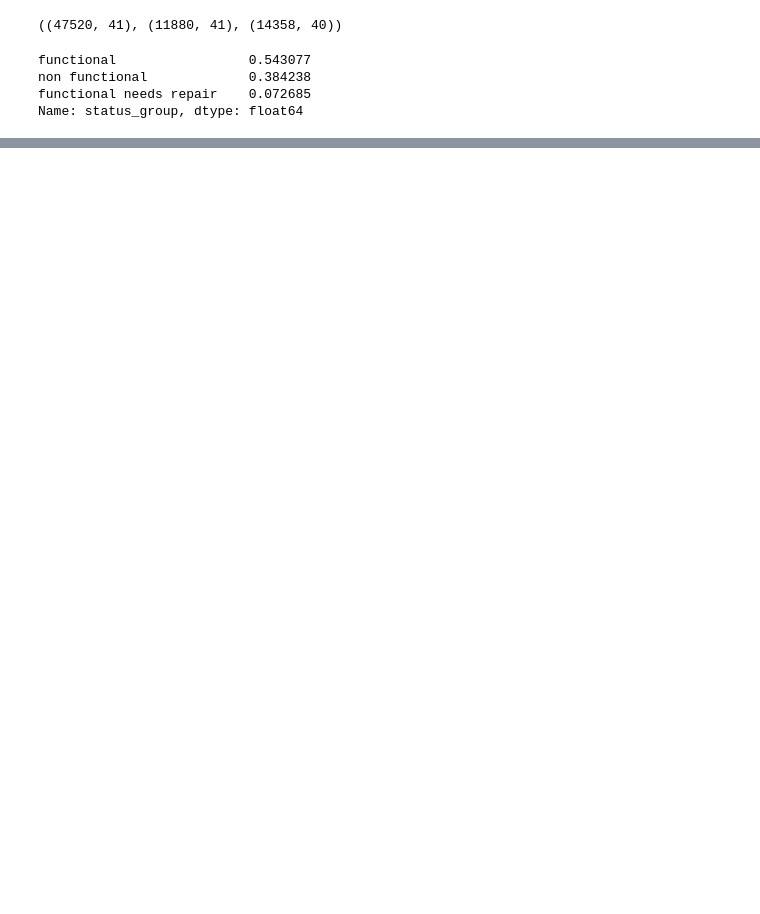
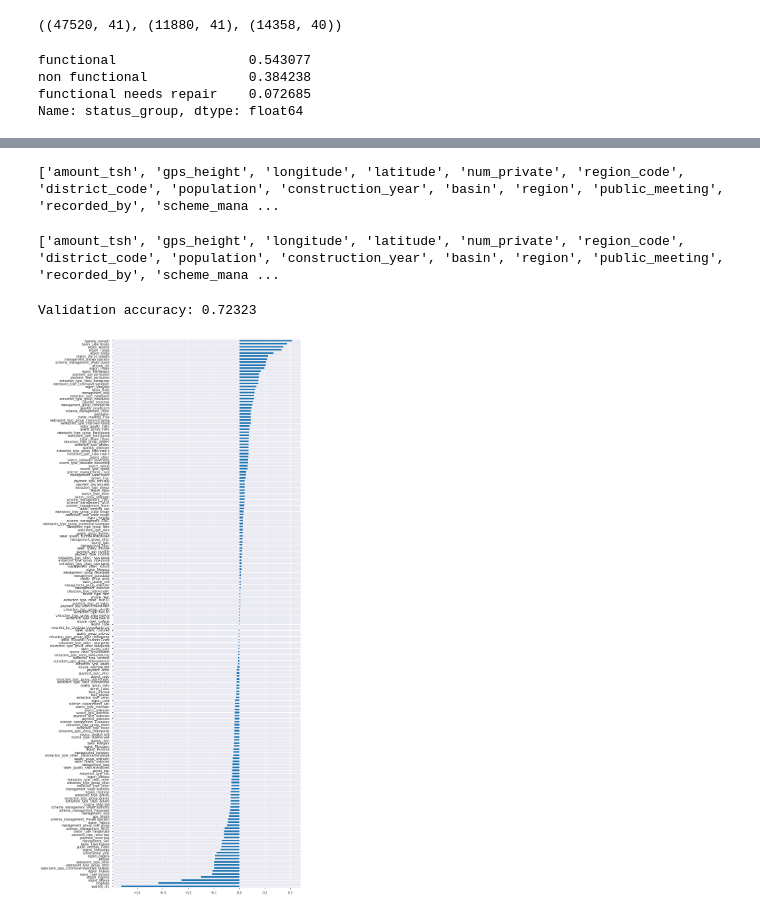
Before and after one commit to rselent/DS-Unit-2-Sprint-2-Kaggle-Challenge, a Jupyter notebook: module1/2_2_1_assignment_kaggle_challenge_1.ipynb, the cells around one changed output, grey strips where cells are left out. Cells and saved outputs as stored; diff of their text form; code cells hidden in the pictures; blank space fills up the shorter version.

```diff
--- a/module1/2_2_1_assignment_kaggle_challenge_1.ipynb
+++ b/module1/2_2_1_assignment_kaggle_challenge_1.ipynb
@@ -185,0 +184,53 @@ NameError: ignored
+# %%
+target = 'status_group'
+
+features = (train.drop( columns= [target, 'id']).select_dtypes( include= 'number').columns.tolist()
+            + train.drop( columns= [target, 'id']).select_dtypes( exclude= \
+              'number').nunique()[train.drop( columns= [target, 'id']).select_dtypes( exclude= \
+              'number').nunique() <= 50].index.tolist() )
+
+print( features)
+# %% [output]
+['amount_tsh', 'gps_height', 'longitude', 'latitude', 'num_private', 'region_code', 'district_code', 'population', 'construction_year', 'basin', 'region', 'public_meeting', 'recorded_by', 'scheme_mana ...
+# %%
+## The above experiment works, and boy have I seen some doozies like that, but
+## it is NOT readable. Oh well, an attempt was made. fallInLine.exe commencing...
+
+tFeatures = train.drop( columns= [target, 'id'])
+numFeatures = tFeatures.select_dtypes( include= 'number').columns.tolist()
+cardiB = tFeatures.select_dtypes( exclude= 'number').nunique()
+catFeatures = cardiB[ cardiB <= 50].index.tolist()
+
+features = numFeatures + catFeatures
+print( features)
+# %% [output]
+['amount_tsh', 'gps_height', 'longitude', 'latitude', 'num_private', 'region_code', 'district_code', 'population', 'construction_year', 'basin', 'region', 'public_meeting', 'recorded_by', 'scheme_mana ...
+# %%
+xTrain = train[ features]
+yTrain = train[ target]
+xValidate = validate[ features]
+yValidate = validate[ target]
+xTest = test[ features]
+# %%
+popeline = make_pipeline(
+    ce.OneHotEncoder( use_cat_names= True),
+    SimpleImputer( strategy= 'mean'),
+    StandardScaler(),
+    LogisticRegression( multi_class= 'auto', solver= 'lbfgs', n_jobs= -1)
+)
+
+popeline.fit( xTrain, yTrain)
+print( 'Validation accuracy: {:.5f}'.format( popeline.score( xValidate, yValidate)) )
+
+yPred = popeline.predict( xTest)
+# %% [output]
+Validation accuracy: 0.72323
+# %%
+linoRegoModelo = popeline.named_steps[ 'logisticregression']
+encodering = popeline.named_steps['onehotencoder']
+encoderingCols = encodering.transform( xValidate).columns
+coEffs = pd.Series( linoRegoModelo.coef_[0], encoderingCols)
+
+coEffs.sort_values().plot.barh( figsize= (10, 30));
+# %% [output]
+[figure, added]
```
Also changed, not shown: parts of 4 cells of this notebook.
